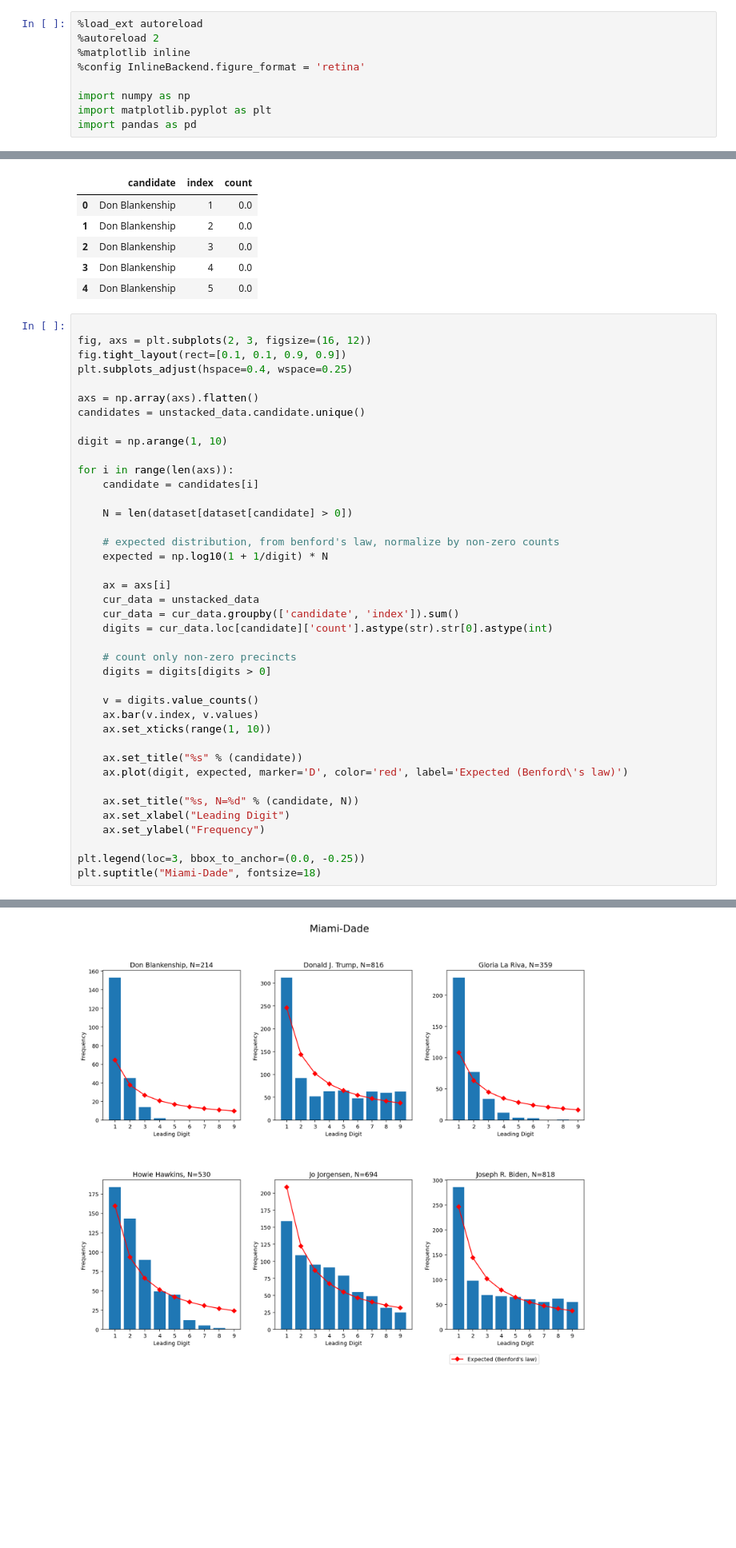
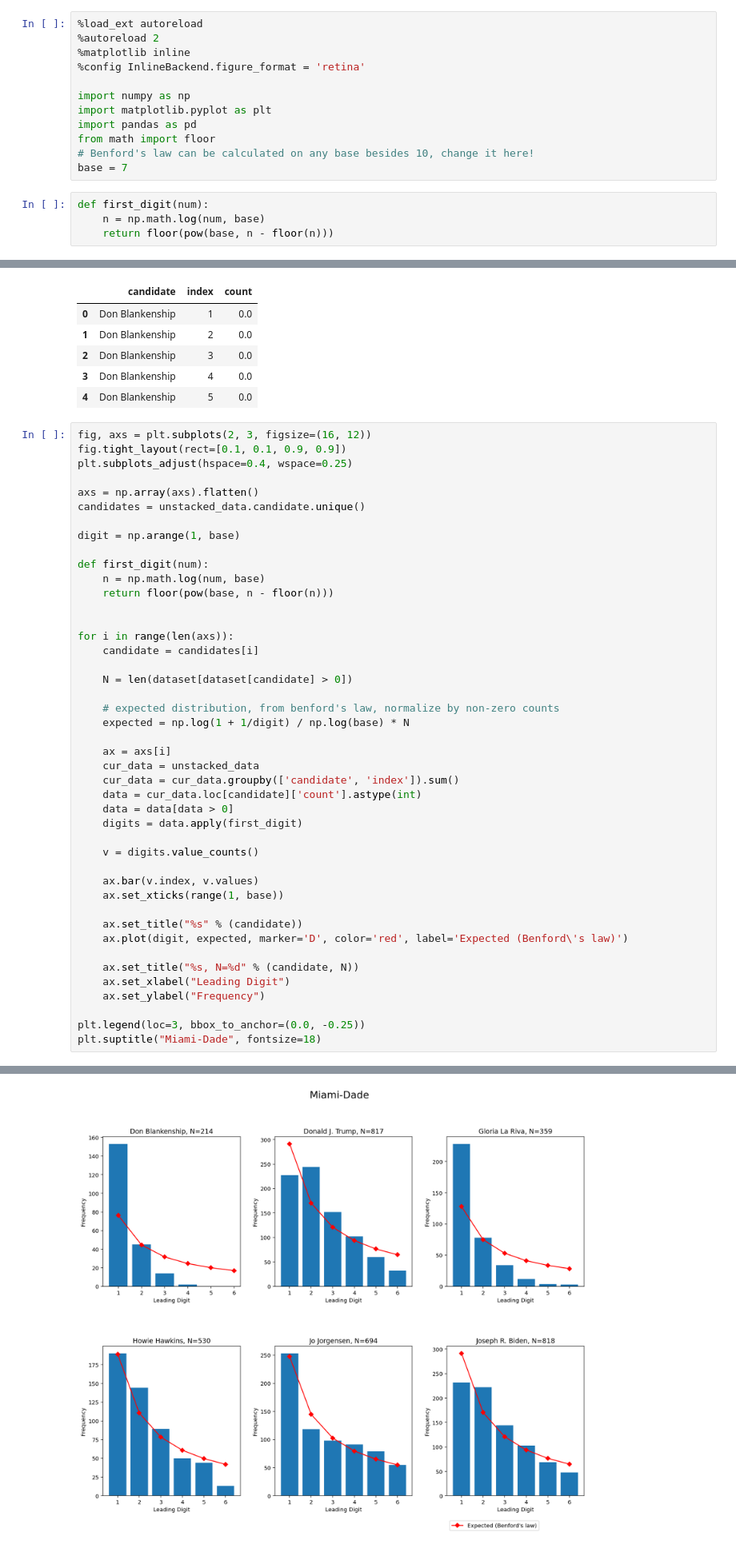
Before and after one commit to cjph8914/2020_benfords, a Jupyter notebook: Miami_Dade_Benfords_Data.ipynb, the cells around one changed output, grey strips where cells are left out. Shown: that part at 80% size. Drawn from its saved outputs; the diff is of its cells as text; blank space fills up the shorter version.

Commit message:
Allow arbitrary bases for Benford's Law Graphs

```diff
--- a/Miami_Dade_Benfords_Data.ipynb
+++ b/Miami_Dade_Benfords_Data.ipynb
@@ -7,6 +7,13 @@
 import numpy as np
 import matplotlib.pyplot as plt
 import pandas as pd
+from math import floor
+# Benford's law can be calculated on any base besides 10, change it here!
+base = 7
+# %%
+def first_digit(num):
+    n = np.math.log(num, base)
+    return floor(pow(base, n - floor(n)))
 # %%
 import requests
 url = 'https://enr.electionsfl.org/DAD/2779/Precincts/35849/0/865/'
@@ -73,45 +80,49 @@ unstacked_data.head()
 | 3 | Don Blankenship | 4 | 0.0 |
 | 4 | Don Blankenship | 5 | 0.0 |
 # %%
-
 fig, axs = plt.subplots(2, 3, figsize=(16, 12))
 fig.tight_layout(rect=[0.1, 0.1, 0.9, 0.9])
 plt.subplots_adjust(hspace=0.4, wspace=0.25)
 
 axs = np.array(axs).flatten()
 candidates = unstacked_data.candidate.unique()
 
-digit = np.arange(1, 10)
+digit = np.arange(1, base)
+
+def first_digit(num):
+    n = np.math.log(num, base)
+    return floor(pow(base, n - floor(n)))
+
 
 for i in range(len(axs)):
     candidate = candidates[i]
 
     N = len(dataset[dataset[candidate] > 0])
 
     # expected distribution, from benford's law, normalize by non-zero counts
-    expected = np.log10(1 + 1/digit) * N
+    expected = np.log(1 + 1/digit) / np.log(base) * N
 
     ax = axs[i]
     cur_data = unstacked_data
     cur_data = cur_data.groupby(['candidate', 'index']).sum()
-    digits = cur_data.loc[candidate]['count'].astype(str).str[0].astype(int)
-
-    # count only non-zero precincts
-    digits = digits[digits > 0]
+    data = cur_data.loc[candidate]['count'].astype(int)
+    data = data[data > 0]
+    digits = data.apply(first_digit)
 
     v = digits.value_counts()
+
     ax.bar(v.index, v.values)
-    ax.set_xticks(range(1, 10))
+    ax.set_xticks(range(1, base))
 
     ax.set_title("%s" % (candidate))
     ax.plot(digit, expected, marker='D', color='red', label='Expected (Benford\'s law)')
 
     ax.set_title("%s, N=%d" % (candidate, N))
     ax.set_xlabel("Leading Digit")
     ax.set_ylabel("Frequency")
 
 plt.legend(loc=3, bbox_to_anchor=(0.0, -0.25))
 plt.suptitle("Miami-Dade", fontsize=18)
 # %% [output]
 Text(0.5, 0.98, 'Miami-Dade')
-[figure, old version]
+[figure, new version]
```
Also changed, not shown: 2 other files.
